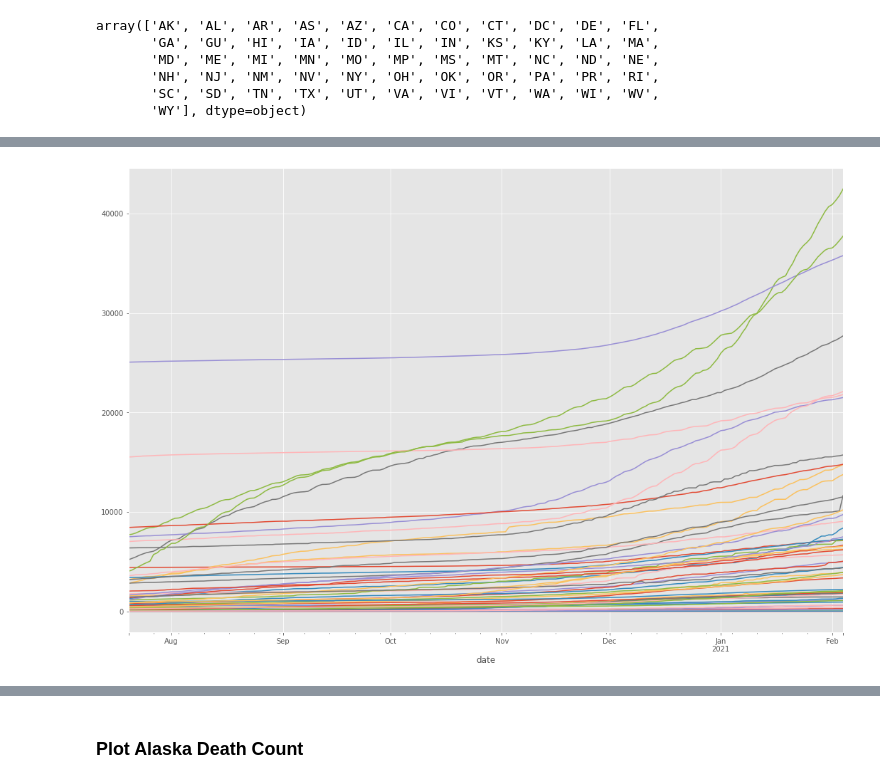
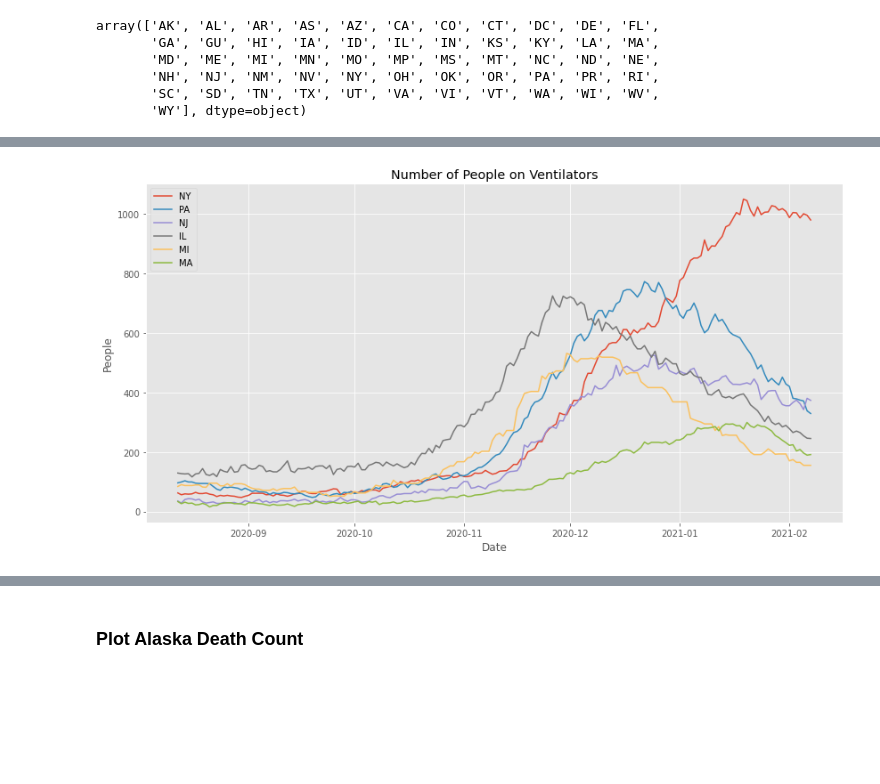
Before and after one commit to JosephDenney/Covid_Analysis, a Jupyter notebook: Covid_Notebook.ipynb, the cells around one changed output, grey strips where cells are left out. Drawn from its saved outputs; the diff is of its cells as text; code cells hidden in the pictures; blank space fills up the shorter version.

```diff
--- a/Covid_Notebook.ipynb
+++ b/Covid_Notebook.ipynb
@@ -127,7 +186,0 @@ state_postal = ['AK', 'AL', 'AR', 'AS', 'AZ', 'CA', 'CO', 'CT', 'DC', 'DE', 'FL'
-# %%
-for state in state_postal:
-    df_individual = df_states[df_states['state']==state].onVentilatorCurrently.sort_index()
-    df_individual.index.freq = 'D'
-    df_individual.iloc[200:].plot(figsize=(15,12));
-
-# print(df_individual)
@@ -136,8 +187,17 @@ for state in state_postal:
-# %%
-for state in state_postal:
-    df_individual = df_states[df_states['state']==state].death
-    df_individual.iloc[:200].plot(figsize=(18,12));
-
-# print(df_individual)
-# %% [output]
-[figure, removed]
+# %%
+# for loop iterates through shortened list and prints ventilator usage
+# for the trailing 180 day period.
+state_postal = ['NY', 'PA', 'NJ','IL','MI','MA']
+
+fig = plt.figure(figsize=(14,7));
+
+for state in state_postal:
+    df_individual = df_states[df_states['state']==state]['onVentilatorCurrently'].sort_index()
+    df_plot = df_individual.iloc[(df_individual.index.argmax()-180):(df_individual.index.argmax())]
+    plt.plot(df_plot,label=f'{state}');
+    plt.title('Number of People on Ventilators')
+    plt.xlabel('Date')
+    plt.ylabel('People')
+    plt.legend();
+# %% [output]
+[figure, added]
```
Also changed, not shown: parts of 73 cells of this notebook, 1 other file.
